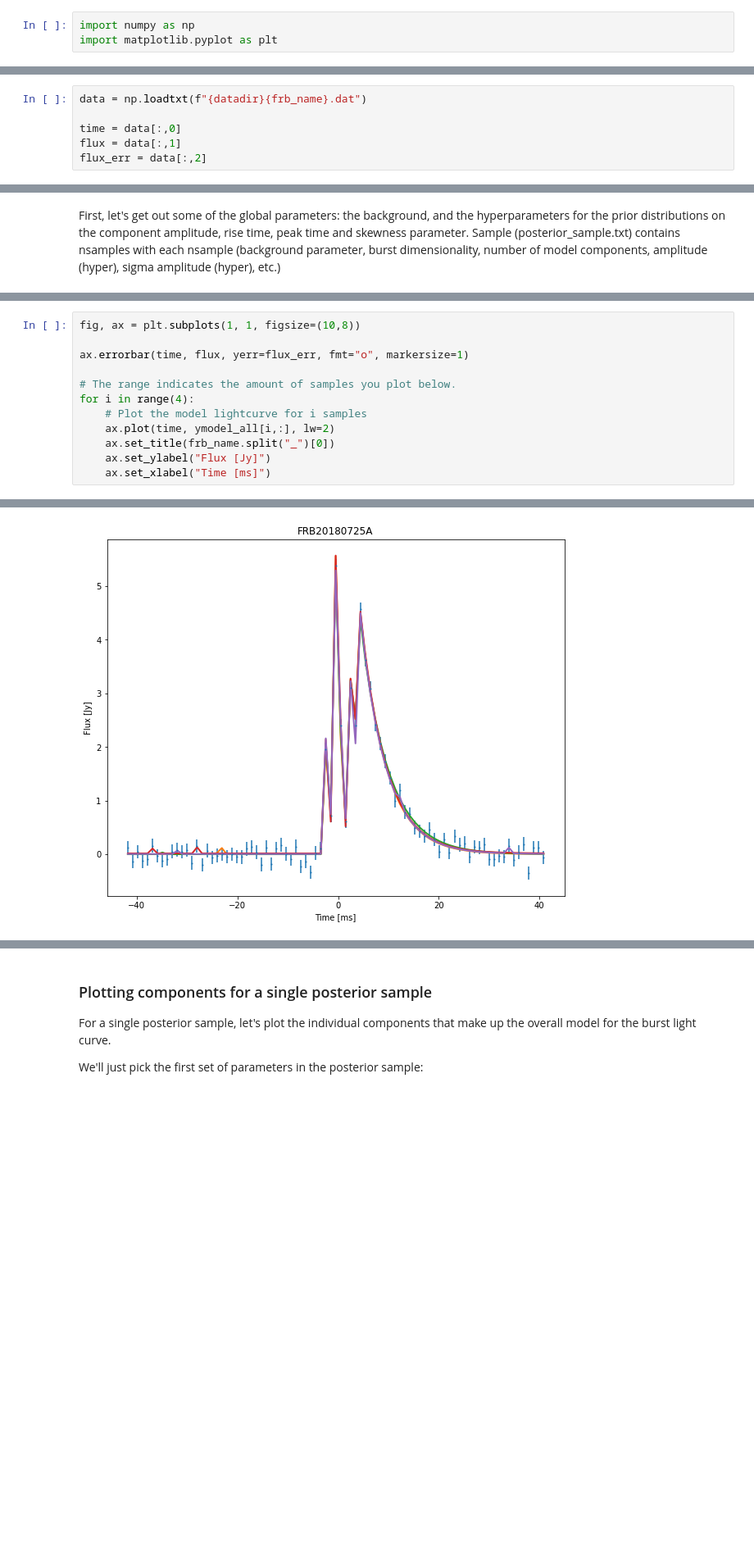
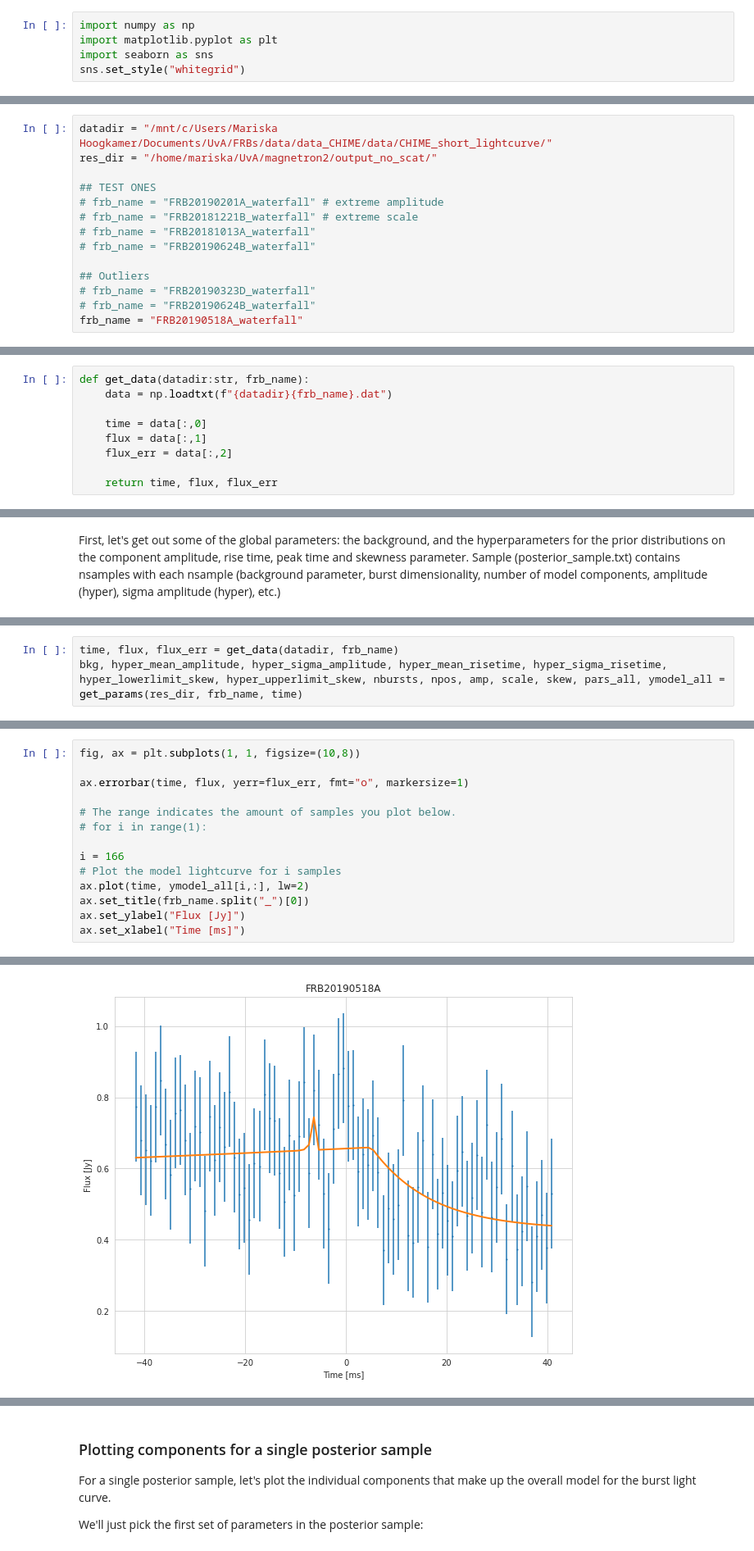
Before and after one commit to MHoogkamer/magnetron2_FRB, a Jupyter notebook: notebooks/ExploreOutput_FRBs.ipynb, the cells around one changed output, grey strips where cells are left out. Shown at 82% size. Saved outputs shown, nothing was run; the diff lists cells and outputs as text; blank space fills up the shorter version.

```diff
--- a/notebooks/ExploreOutput_FRBs.ipynb
+++ b/notebooks/ExploreOutput_FRBs.ipynb
@@ -4,3 +4,5 @@ Let's take a look at what `magnetron2_FRB` actually returns. Using the priors fo
 # %%
 import numpy as np
 import matplotlib.pyplot as plt
+import seaborn as sns
+sns.set_style("whitegrid")
@@ -12,11 +9,28 @@ frb_name = "FRB20180725A_fake4"
+# %%
+datadir = "/mnt/c/Users/Mariska Hoogkamer/Documents/UvA/FRBs/data/data_CHIME/data/CHIME_short_lightcurve/"
+res_dir = "/home/mariska/UvA/magnetron2/output_no_scat/"
+
+## TEST ONES
+# frb_name = "FRB20190201A_waterfall" # extreme amplitude
+# frb_name = "FRB20181221B_waterfall" # extreme scale
+# frb_name = "FRB20181013A_waterfall"
+# frb_name = "FRB20190624B_waterfall"
+
+## Outliers
+# frb_name = "FRB20190323D_waterfall"
+# frb_name = "FRB20190624B_waterfall"
+frb_name = "FRB20190518A_waterfall"
 # %% [markdown]
 ### Loading data
 # %%
-data = np.loadtxt(f"{datadir}{frb_name}.dat")
+def get_data(datadir:str, frb_name):
+    data = np.loadtxt(f"{datadir}{frb_name}.dat")
 
-time = data[:,0]
-flux = data[:,1]
-flux_err = data[:,2]
+    time = data[:,0]
+    flux = data[:,1]
+    flux_err = data[:,2]
+
+    return time, flux, flux_err
 # %% [markdown]
 ### Loading results
 
@@ -82 +99,4 @@ ymodel_all = sample[:,-len(time):] # model flux
+# %%
+time, flux, flux_err = get_data(datadir, frb_name)
+bkg, hyper_mean_amplitude, hyper_sigma_amplitude, hyper_mean_risetime, hyper_sigma_risetime, hyper_lowerlimit_skew, hyper_upperlimit_skew, nbursts, npos, amp, scale, skew, pars_all, ymodel_all = get_params(res_dir, frb_name, time)
 # %%
@@ -111,10 +130,12 @@ fig, ax = plt.subplots(1, 1, figsize=(10,8))
 ax.errorbar(time, flux, yerr=flux_err, fmt="o", markersize=1)
 
 # The range indicates the amount of samples you plot below.
-for i in range(4):
-    # Plot the model lightcurve for i samples
-    ax.plot(time, ymodel_all[i,:], lw=2)
-    ax.set_title(frb_name.split("_")[0])
-    ax.set_ylabel("Flux [Jy]")
-    ax.set_xlabel("Time [ms]")
+# for i in range(1):
+
+i = 166
+# Plot the model lightcurve for i samples
+ax.plot(time, ymodel_all[i,:], lw=2)
+ax.set_title(frb_name.split("_")[0])
+ax.set_ylabel("Flux [Jy]")
+ax.set_xlabel("Time [ms]")
 # %% [output]
@@ -121 +143 @@ for i in range(4):
-[figure, old version]
+[figure, new version]
```
Also changed, not shown: parts of 14 cells of this notebook, 7 other files.
